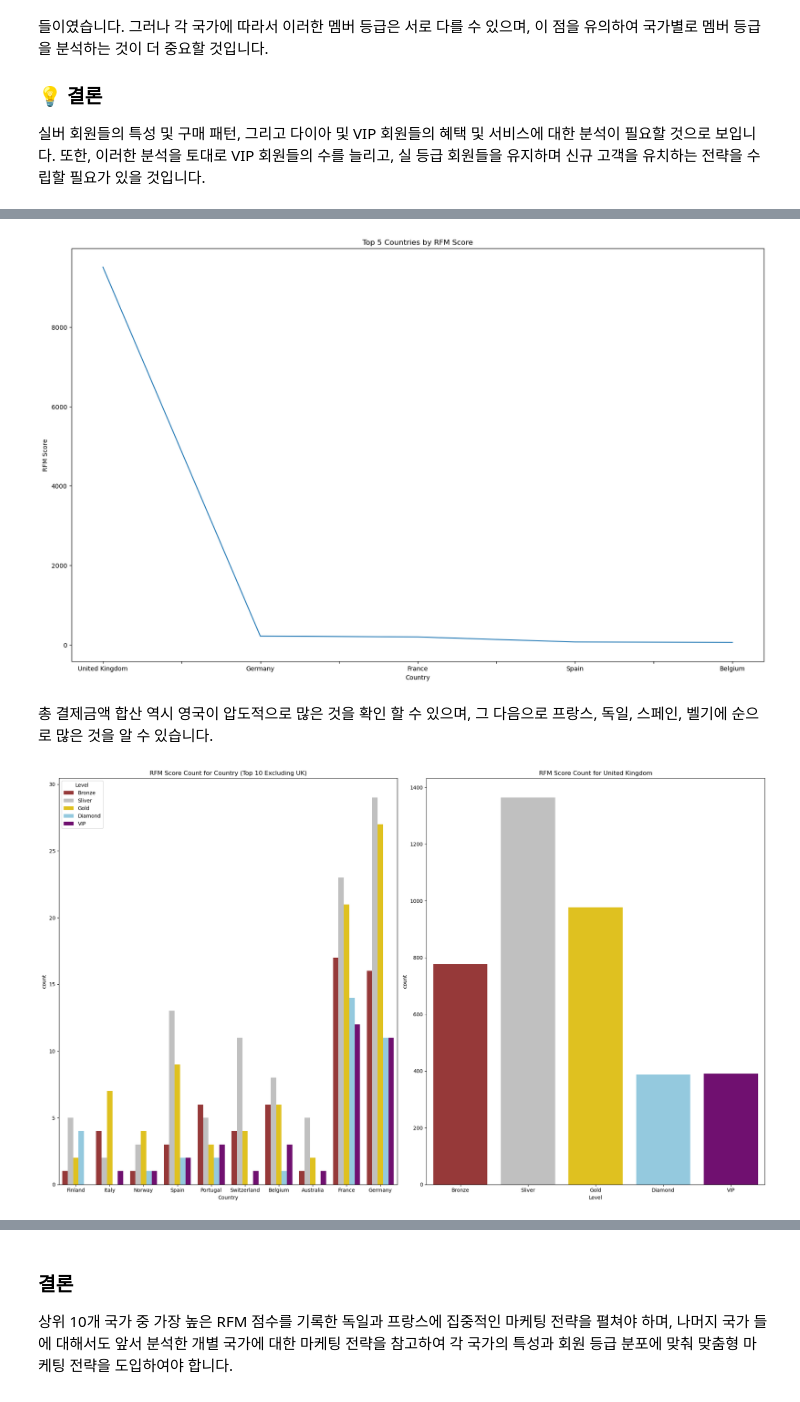
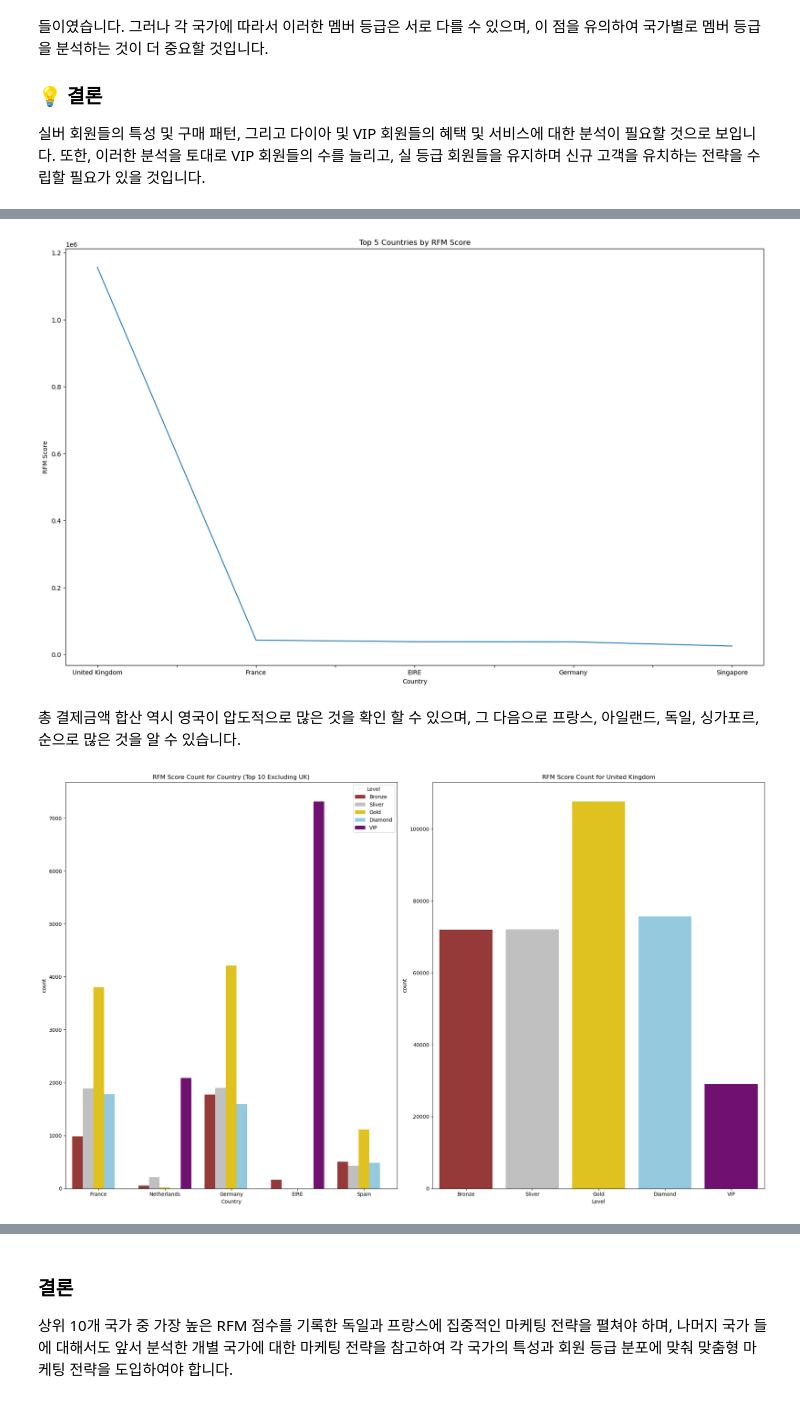
Before and after one commit to dosel70/data-analysis, a Jupyter notebook: d_rfm/c_RFM_presentation_task.ipynb, the cells around one changed output, grey strips where cells are left out. Saved outputs shown, nothing was run; the diff lists cells and outputs as text; code cells hidden in the pictures.

```diff
--- a/d_rfm/c_RFM_presentation_task.ipynb
+++ b/d_rfm/c_RFM_presentation_task.ipynb
@@ -490,0 +586,8 @@ print(id_3995_mean_quantity)
+# %%
+# id 컬럼을 정수형으로 변환(데이터 전처리)
+# real_df['id'] = real_df['id'].astype(int)
+# real_df
+
+# Custom id 를 int 16 자료형으로 변환
+co_rfm_df = co_rfm_df.astype({'id' : np.int16})
+co_rfm_df
@@ -491,8 +608,14 @@ print(id_3995_mean_quantity)
 # %%
 # TotalScore의 범위를 정한다.
-# 대략적으로 각각 6 정도의 범위를 가진다.
+# 대략적으로 각각 0.2 정도의 범위를 가진다.
+# import numpy as np
+
+# l1, l2, l3, l4 = np.percentile(real_df['TotalScore'], [20, 45, 75, 90])
+# print(l1, l2, l3, l4)
+
+#=================== 수정 ==========================#
 import numpy as np
 
-l1, l2, l3, l4 = np.percentile(real_df['TotalScore'], [20, 55, 80, 90])
-print(l1, l2, l3)
+l1, l2, l3, l4 = np.percentile(co_rfm_df['TotalScore'], [20, 40, 70, 90])
+print(l1, l2, l3, l4)
 # %% [output]
@@ -528,0 +635,3 @@ real_df
+# %%
+co_rfm_df['Level'] = co_rfm_df['TotalScore'].apply(get_level)
+co_rfm_df
@@ -529,6 +652,8 @@ real_df
 # %%
-import matplotlib.pyplot as plt
-import seaborn as sns
+# import matplotlib.pyplot as plt
+# import seaborn as sns
 
-real_df['Level'] = real_df['Level'].replace([5,4,3,2,1], ['Bronze', 'Sliver', 'Gold', 'Diamond', 'VIP'])
-real_df
+# real_df['Level'] = real_df['Level'].replace([5,4,3,2,1], ['Bronze', 'Sliver', 'Gold', 'Diamond', 'VIP'])
+# real_df
+
+co_rfm_df['Level'] = co_rfm_df['Level'].replace([5,4,3,2,1], ['Bronze', 'Sliver', 'Gold', 'Diamond', 'VIP'])
@@ -643,7 +755,7 @@ Name: price, dtype: float64
 fig, axes = plt.subplots(1, figsize=(20, 12))
 
 # 각 나라별로 RFM 점수를 합산 (상위 5개 국가 추출)
-price_by_country = real_df.groupby('country')['price'].sum().nlargest(5)
+price_by_country = co_rfm_df.groupby('country')['price'].sum().nlargest(5)
 # nlargest() = 열을 기준으로 가장 큰 값을 가지는 요소들을 선택하는 메서드이며, 가장 큰 값을 가지는
 #상위 N개의 요소를 선택할 때 사용함
 
@@ -654,46 +766,46 @@ axes.set_xlabel('Country')
 axes.set_ylabel('RFM Score')
 plt.show()
 # %% [output]
-[figure, old version]
+[figure, new version]
 # %% [markdown]
-총 결제금액 합산 역시 영국이 압도적으로 많은 것을 확인 할 수 있으며, 그 다음으로 프랑스, 독일, 스페인, 벨기에 순으로 많은 것을 알 수 있습니다.
+총 결제금액 합산 역시 영국이 압도적으로 많은 것을 확인 할 수 있으며, 그 다음으로 프랑스, 아일랜드, 독일, 싱가포르, 순으로 많은 것을 알 수 있습니다.
 # %%
 import seaborn as sns
 import matplotlib.pyplot as plt
 
 colors = {'Bronze': 'brown', 'Sliver': 'silver', 'Gold': 'gold', 'Diamond': 'skyblue', 'VIP': 'purple'}
 order_columns = ['Bronze', 'Sliver', 'Gold', 'Diamond', 'VIP']
 
 # 영국을 제외한 상위 10개 국가 선택 (영국 국적을 가진 회원들의 수가 매우 많기 때문에)
 # top_countries = real_df[real_df['country'] != 'United Kingdom']['country'].value_counts().nlargest(10).index
 # nlargest() = 열을 기준으로 가장 큰 값을 가지는 요소들을 선택하는 메서드이며, 가장 큰 값을 가지는
 #상위 N개의 요소를 선택할 때 사용함
 
 # 영국을 제외한 상위 10개 국가 선택 (영국 국적을 가진 회원들의 수가 매우 많기 때문에)
-# 인덱스 슬라이싱을 사용하여 영국을 제외한 상위 10개 국가 추출
-top_countries = real_df[real_df['country'] != 'United Kingdom']['country'].value_counts().index[:10]
+# 인덱스 슬라이싱을 사용하여 영국을 제외한 상위 5개 국가 추출
+top_countries = co_rfm_df[co_rfm_df['country'] != 'United Kingdom']['country'].value_counts().index[:5]
 
 # 상위 10개 국가에 해당하는 데이터 필터링
-filtered_df = real_df[real_df['country'].isin(top_countries)]
+filtered_df = co_rfm_df[co_rfm_df['country'].isin(top_countries)]
 
 # 그래프 시각화
 fig, axes = plt.subplots(1, 2, figsize=(20, 12))
 
 # 왼쪽 그래프: 영국을 제외한 상위 10개 국가에 대한 등급별 RFM 합산 차트 시각화
 sns.countplot(ax=axes[0], x='country', hue='Level', data=filtered_df, palette=colors, hue_order=order_columns)
 axes[0].set_title('RFM Score Count for Country (Top 10 Excluding UK)')
 axes[0].set_xlabel('Country')
 
 # 오른쪽 그래프: 영국(United Kingdom)에 대한 등급별 RFM 합산 차트 시각화
-uk_df = real_df[real_df['country'] == 'United Kingdom']
+uk_df = co_rfm_df[co_rfm_df['country'] == 'United Kingdom']
 sns.countplot(ax=axes[1], x='Level', order=order_columns, data=uk_df, palette=colors)
 axes[1].set_title('RFM Score Count for United Kingdom')
 axes[1].set_xlabel('Level')
 
 plt.tight_layout()
 plt.show()
 # %% [output]
-[figure, old version]
+[figure, new version]
 # %% [markdown]
 ### 🌏 해외 마케팅 전략
 > (영국 내 기업인 것으로 판단하여, 영국을 제외한 상위 10개 국가에 대한 마케팅 전략 분석)
```
Also changed, not shown: parts of 47 cells of this notebook, 8 other files.
